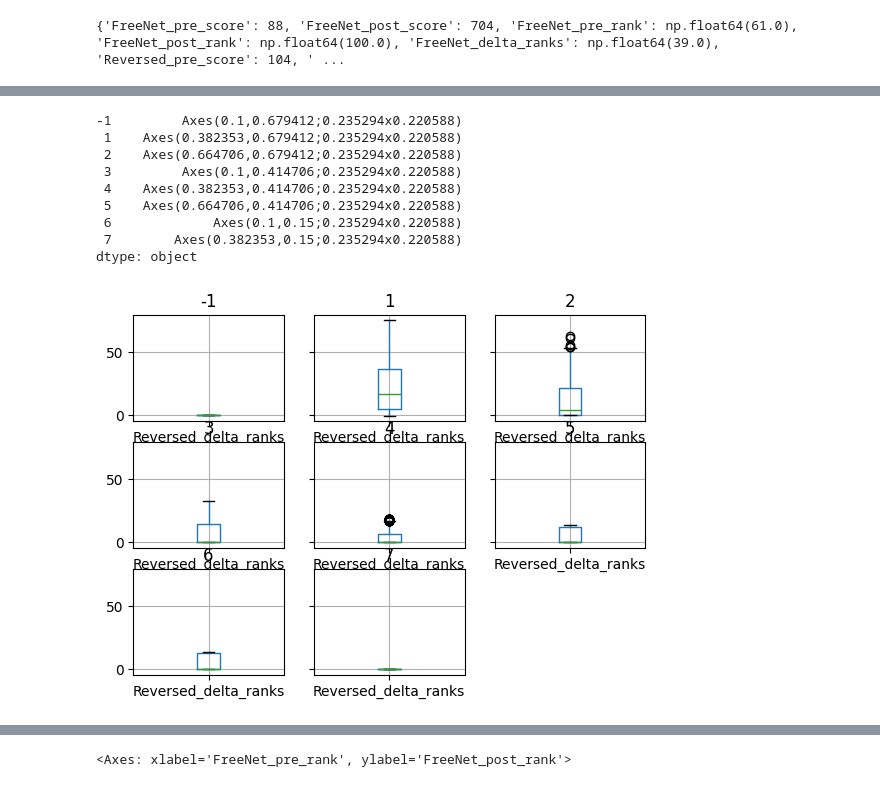
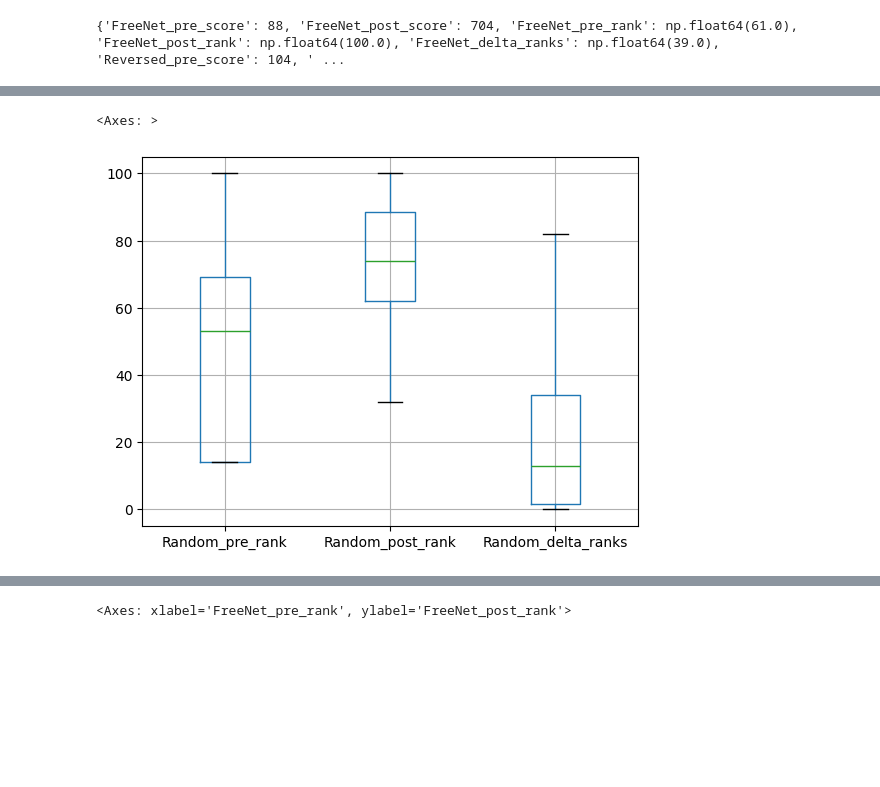
Before and after one commit to Poutchy/temp, a Jupyter notebook: EBA_graph.ipynb, the cells around one changed output, grey strips where cells are left out. Saved outputs shown, nothing was run; the diff lists cells and outputs as text; code cells hidden in the pictures; blank space fills up the shorter version.

```diff
--- a/EBA_graph.ipynb
+++ b/EBA_graph.ipynb
@@ -807,16 +803,8 @@ dtype: object
-# %%
-data.groupby('dist_victim_relayer').boxplot(column='Reversed_delta_ranks')
-# %% [output]
--1         Axes(0.1,0.679412;0.235294x0.220588)
- 1    Axes(0.382353,0.679412;0.235294x0.220588)
- 2    Axes(0.664706,0.679412;0.235294x0.220588)
- 3         Axes(0.1,0.414706;0.235294x0.220588)
- 4    Axes(0.382353,0.414706;0.235294x0.220588)
- 5    Axes(0.664706,0.414706;0.235294x0.220588)
- 6             Axes(0.1,0.15;0.235294x0.220588)
- 7        Axes(0.382353,0.15;0.235294x0.220588)
-dtype: object
-[figure, removed]
+# %%
+data[(data.dist_victim_relayer>=0) & (data.victim==22)].boxplot(column=['Random_pre_rank', 'Random_post_rank', 'Random_delta_ranks'])
+# %% [output]
+<Axes: >
+[figure, added]
 # %%
 data.groupby('dist_victim_relayer').boxplot(column='Independent_delta_ranks')
 # %% [output]
```
Also changed, not shown: parts of 34 cells of this notebook, 5 other files.
